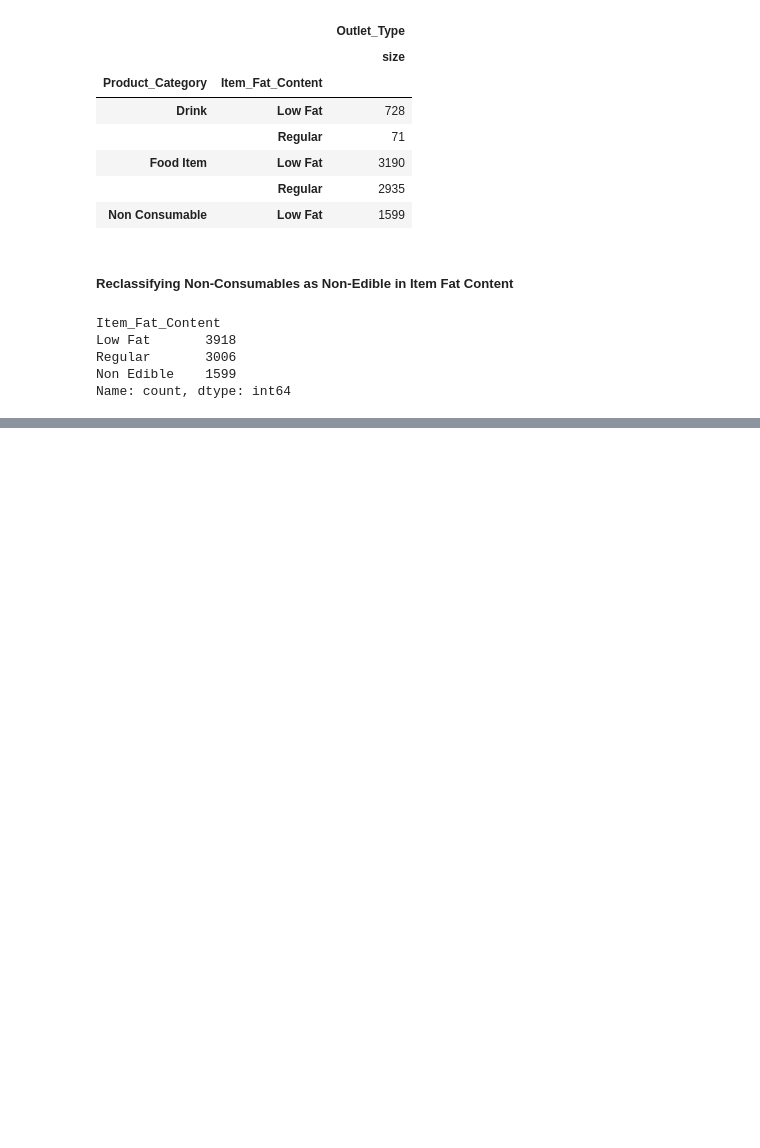
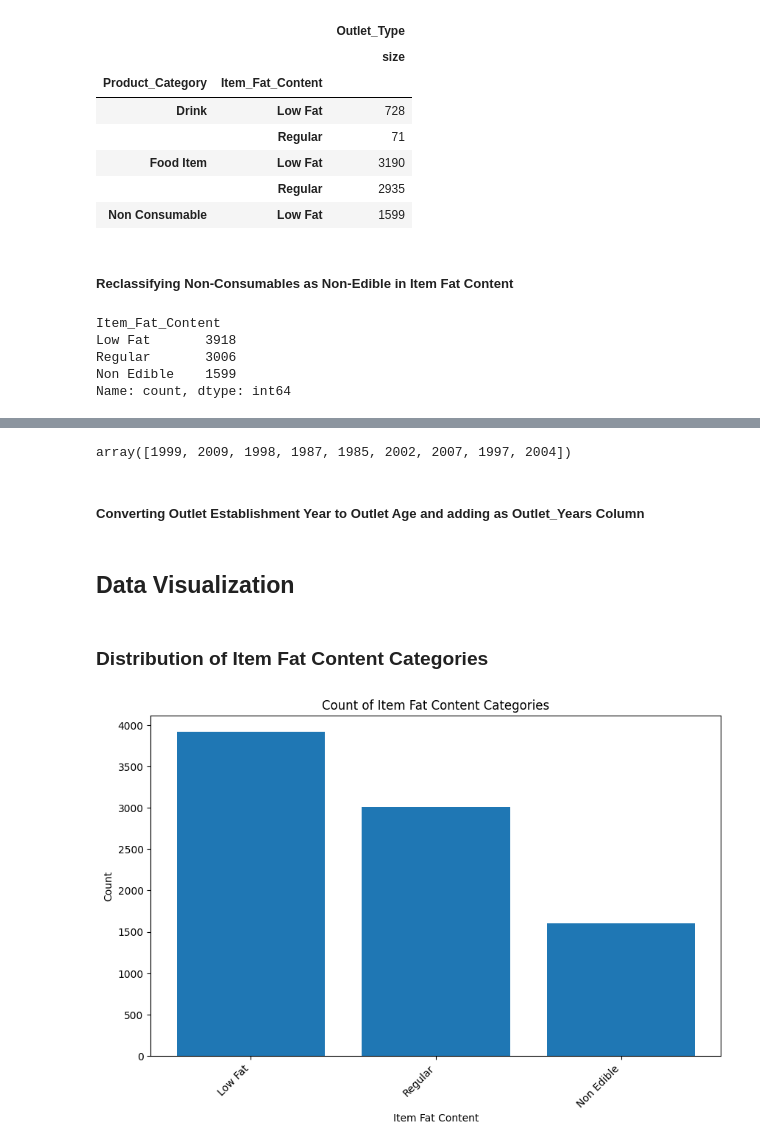
Before and after one commit to ahmadaym/IDMP_SalesForecasting_Project, a Jupyter notebook: notebooks/sales_forecast.ipynb, the cells around one changed output, grey strips where cells are left out. Saved outputs shown, nothing was run; the diff lists cells and outputs as text; code cells hidden in the pictures; blank space fills up the shorter version.

Commit message:
Fixes #6: Added column to clean dataset and created visualization

```diff
--- a/notebooks/sales_forecast.ipynb
+++ b/notebooks/sales_forecast.ipynb
@@ -430,0 +435,33 @@ Name: count, dtype: int64
+# %%
+sales_data['Outlet_Establishment_Year'].unique()
+# %% [output]
+array([1999, 2009, 1998, 1987, 1985, 2002, 2007, 1997, 2004])
+# %% [markdown]
+##### Converting Outlet Establishment Year to Outlet Age and adding as Outlet_Years Column
+# %%
+# The Outlet_Establishment_Year column from the dataset has no significance on its own so calculating the years of
+# outlet established until this year and adding it as Outlet_Years column to the dataset
+current_year = datetime.datetime.now().year
+
+sales_data['Outlet_Years'] = current_year - sales_data['Outlet_Establishment_Year']
+# %% [markdown]
+## Data Visualization
+# %% [markdown]
+### Distribution of Item Fat Content Categories
+# %%
+fat_content_counts = sales_data['Item_Fat_Content'].value_counts()
+
+plt.figure(figsize=(10, 6))
+
+plt.bar(fat_content_counts.index, fat_content_counts.values)
+
+plt.title('Count of Item Fat Content Categories')
+plt.xlabel('Item Fat Content')
+plt.ylabel('Count')
+
+# Rotate x-axis labels if they're long
+plt.xticks(rotation=45, ha='right')
+#plt.savefig('item_fat_content_count.png')
+plt.show()
+# %% [output]
+[figure, added]
```
Also changed, not shown: parts of 5 cells of this notebook.
